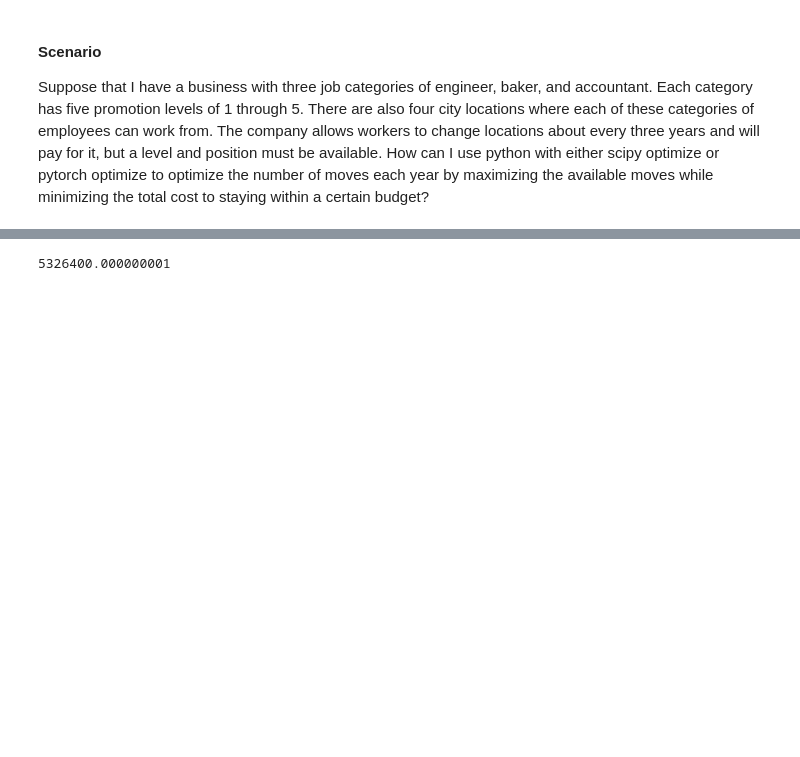
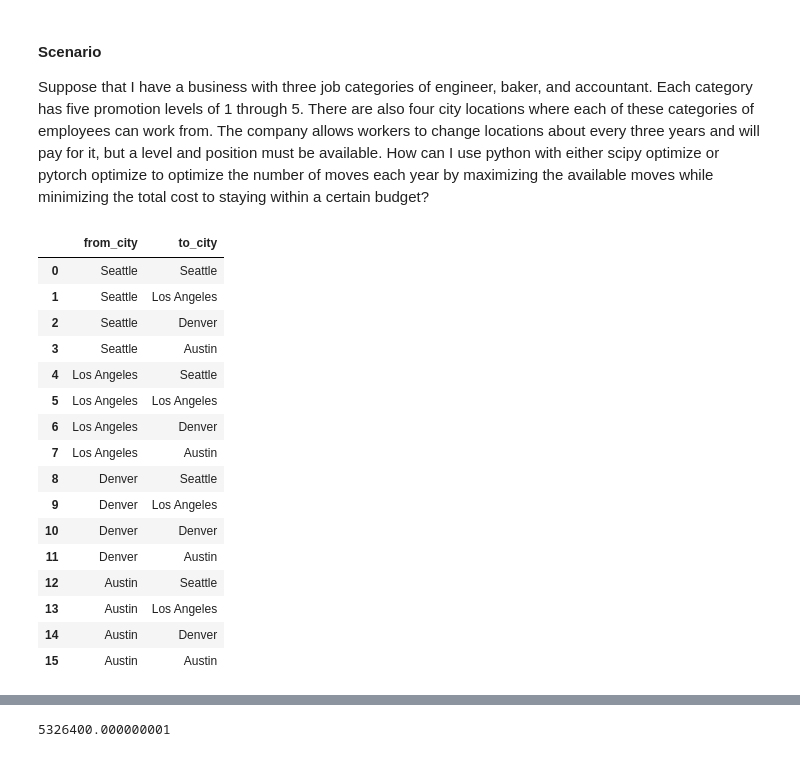
Before and after one commit to jeffakins/Optimization, a Jupyter notebook: Move_Cost_Opt.ipynb, the cells around one changed output, grey strips where cells are left out. Cells and saved outputs as stored; diff of their text form; code cells hidden in the pictures; blank space fills up the shorter version.

```diff
--- a/Move_Cost_Opt.ipynb
+++ b/Move_Cost_Opt.ipynb
@@ -18,4 +18,33 @@ df = pd.DataFrame({
     'cities': ['New York', 'Los Angeles', 'Chicago', 'Houston']
 })
 df
+# %%
+cities = ['Seattle', 'Los Angeles', 'Denver', 'Austin']
+
+combinations = list(itertools.product(cities, cities))
+mdf = pd.DataFrame(combinations, columns=['from_city', 'to_city'])
+mdf['move_cost'] = [0, 6000, 8000, 7000,
+                   6000, 0, ]
+
+# cost = pd.DataFrame({
+#     'from_city':
+# })
+# %% [output]
+|  | from_city | to_city |
+| 0 | Seattle | Seattle |
+| 1 | Seattle | Los Angeles |
+| 2 | Seattle | Denver |
+| 3 | Seattle | Austin |
+| 4 | Los Angeles | Seattle |
+| 5 | Los Angeles | Los Angeles |
+| 6 | Los Angeles | Denver |
+| 7 | Los Angeles | Austin |
+| 8 | Denver | Seattle |
+| 9 | Denver | Los Angeles |
+| 10 | Denver | Denver |
+| 11 | Denver | Austin |
+| 12 | Austin | Seattle |
+| 13 | Austin | Los Angeles |
+| 14 | Austin | Denver |
+| 15 | Austin | Austin |
 # %%
```
Also changed, not shown: parts of 5 cells of this notebook.
